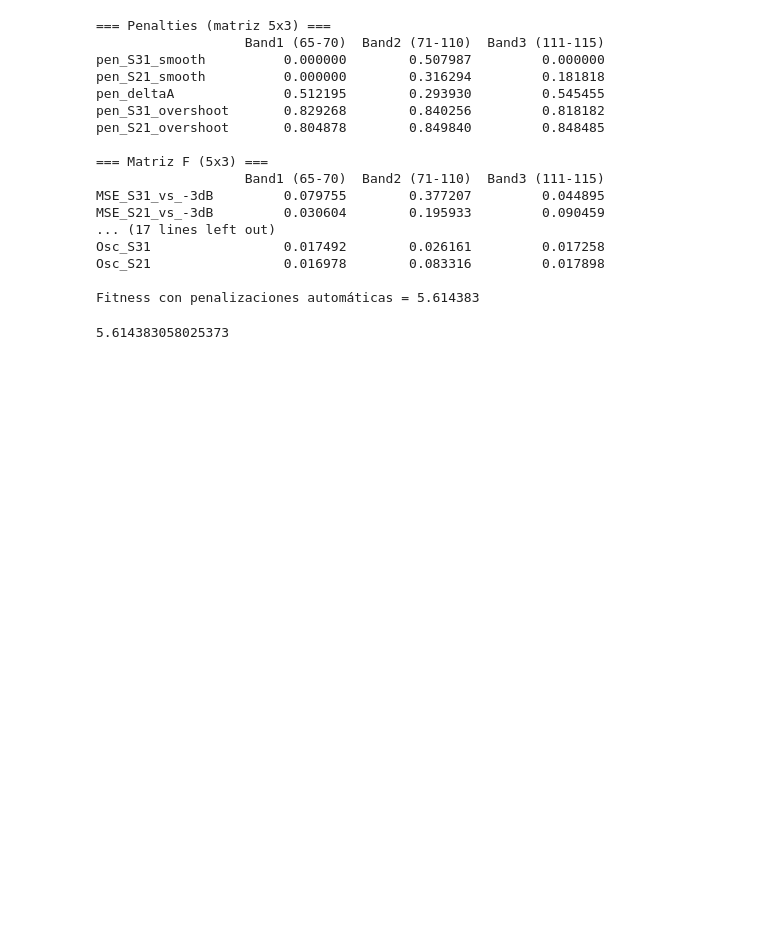
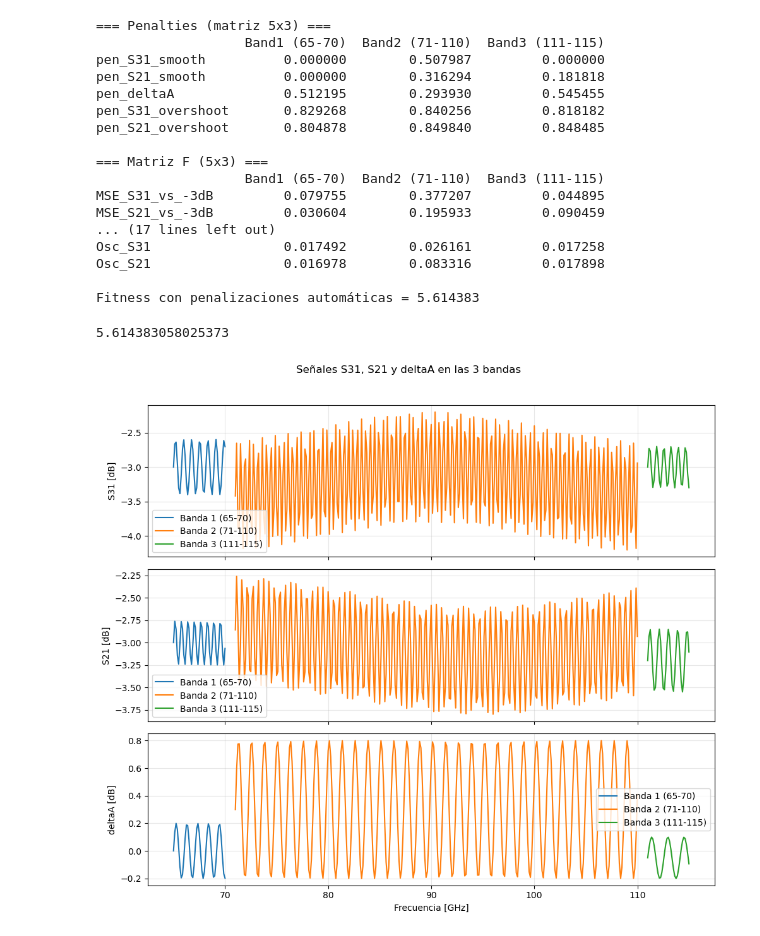
Before and after one commit to olopezace/optimizacion, a Jupyter notebook: Función_fitness/funcion_fitness.ipynb, the cells around one changed output. Cells and saved outputs as stored; diff of their text form; code cells hidden in the pictures; blank space fills up the shorter version.

```diff
--- a/Función_fitness/funcion_fitness.ipynb
+++ b/Función_fitness/funcion_fitness.ipynb
@@ -221,3 +221,24 @@ Osc_S21                 0.016978        0.083316         0.017898
 
 Fitness con penalizaciones automáticas = 5.614383
 5.614383058025373
+# %%
+import matplotlib.pyplot as plt
+bands = [(65,70), (71,110), (111,115)]
+band_labels = ["Banda 1 (65-70)", "Banda 2 (71-110)", "Banda 3 (111-115)"]
+fig, axes = plt.subplots(3, 1, figsize=(10, 9), sharex=True)
+# plot each signal in its row, color per band
+colors = ['C0','C1','C2']
+for row, (signal, ylabel) in enumerate([(S31, 'S31 [dB]'), (S21, 'S21 [dB]'), (deltaA, 'deltaA [dB]')]):
+    for j, (fmin, fmax) in enumerate(bands):
+        mask = (freq >= fmin) & (freq <= fmax)
+        if mask.any():
+            axes[row].plot(freq[mask], signal[mask], label=band_labels[j], color=colors[j])
+    axes[row].set_ylabel(ylabel)
+    axes[row].grid(alpha=0.3)
+    axes[row].legend(loc='best')
+axes[-1].set_xlabel('Frecuencia [GHz]')
+plt.suptitle('Señales S31, S21 y deltaA en las 3 bandas')
+plt.tight_layout(rect=[0, 0, 1, 0.96])
+plt.show()
+# %% [output]
+[figure, added]
```
Also changed, not shown: 1 other file.
